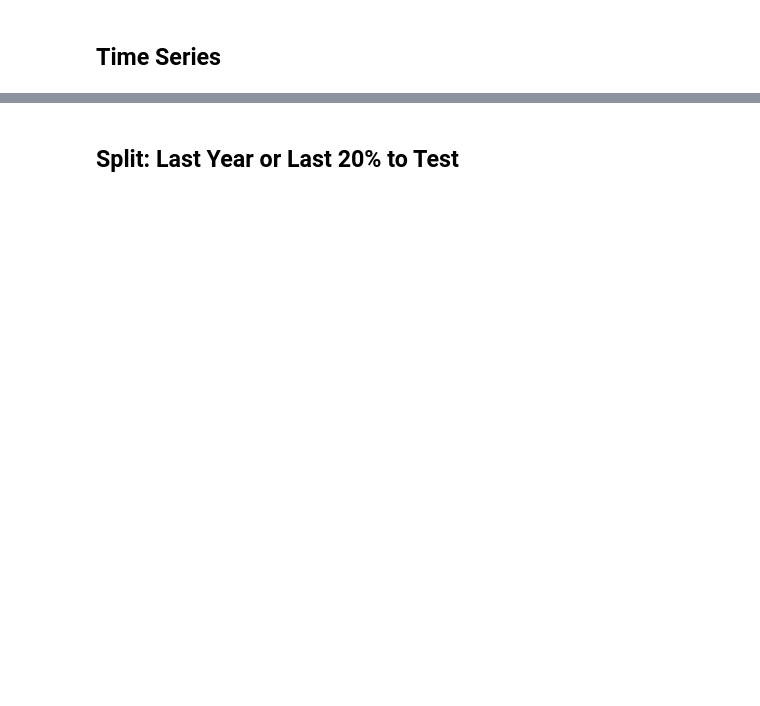
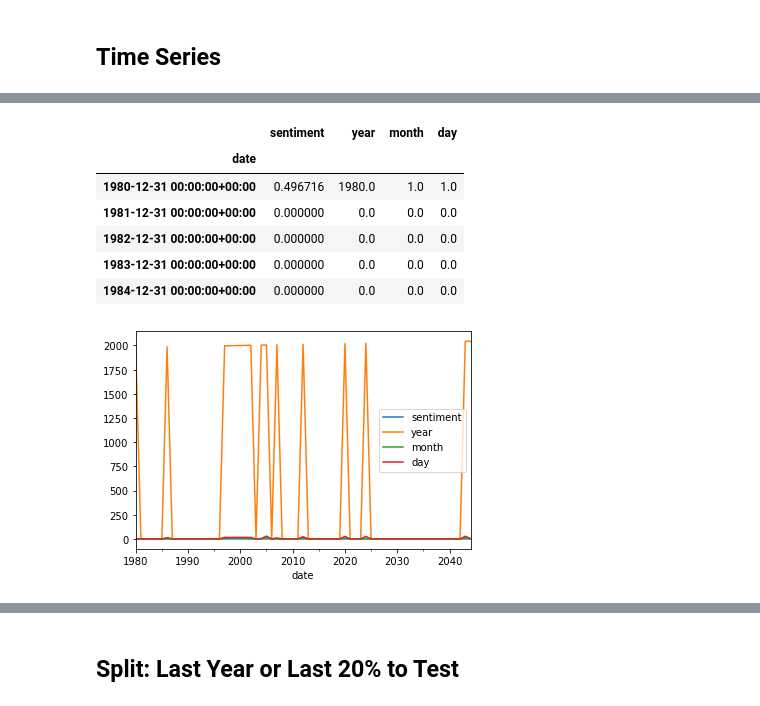
Before and after one commit to Enron-Discussion-NLP/Capstone, a Jupyter notebook: 00_Kaniela/kan_workbook.ipynb, the cells around one changed output, grey strips where cells are left out. Saved outputs shown, nothing was run; the diff lists cells and outputs as text; code cells hidden in the pictures; blank space fills up the shorter version.

```diff
--- a/00_Kaniela/kan_workbook.ipynb
+++ b/00_Kaniela/kan_workbook.ipynb
@@ -539,0 +525,3 @@ df.resample('W').mean().rolling(4).sum()
+# %%
+df['year'] = df.index.year
+df.head()
@@ -539,0 +536,3 @@ df.resample('W').mean().rolling(4).sum()
+# %%
+df['month'] = df.index.month
+df.head()
@@ -539,0 +547,3 @@ df.resample('W').mean().rolling(4).sum()
+# %%
+df['day'] = df.index.day
+df.head()
@@ -539,0 +605,3 @@ df.resample('W').mean().rolling(4).sum()
+# %%
+df = df[['date','sentiment']]
+df.head()
@@ -539,0 +615,14 @@ df.resample('W').mean().rolling(4).sum()
+# %%
+# Resample for Yearly
+df_1y = df.resample('Y').mean().fillna(0)
+df_1y.plot()
+df_1y.head()
+# %% [output]
+|  | sentiment | year | month | day |
+| date |  |  |  |  |
+| 1980-12-31 00:00:00+00:00 | 0.496716 | 1980.0 | 1.0 | 1.0 |
+| 1981-12-31 00:00:00+00:00 | 0.000000 | 0.0 | 0.0 | 0.0 |
+| 1982-12-31 00:00:00+00:00 | 0.000000 | 0.0 | 0.0 | 0.0 |
+| 1983-12-31 00:00:00+00:00 | 0.000000 | 0.0 | 0.0 | 0.0 |
+| 1984-12-31 00:00:00+00:00 | 0.000000 | 0.0 | 0.0 | 0.0 |
+[figure, added]
```
Also changed, not shown: parts of 136 cells of this notebook, 2 other files.
